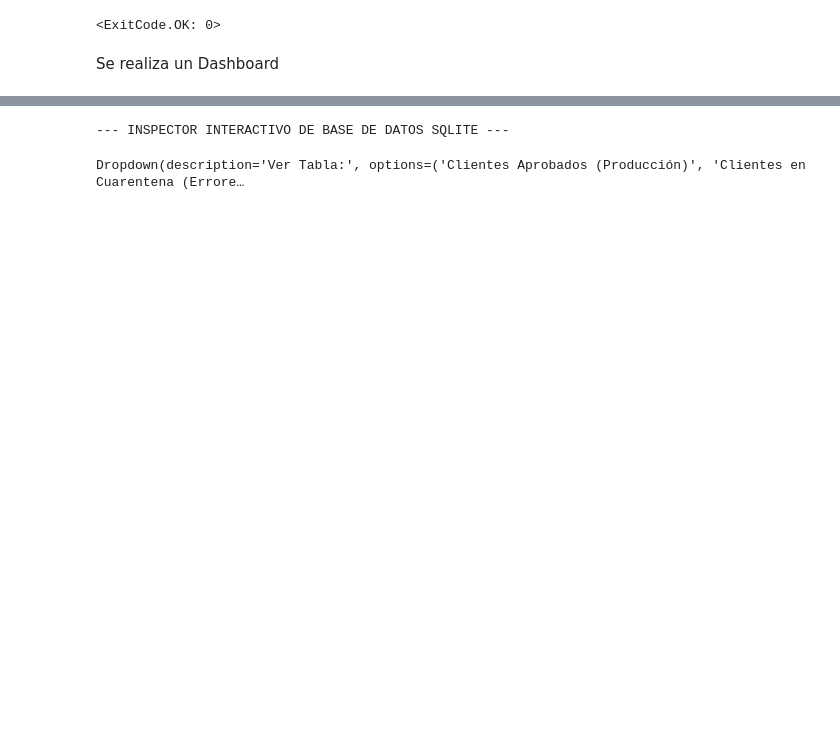
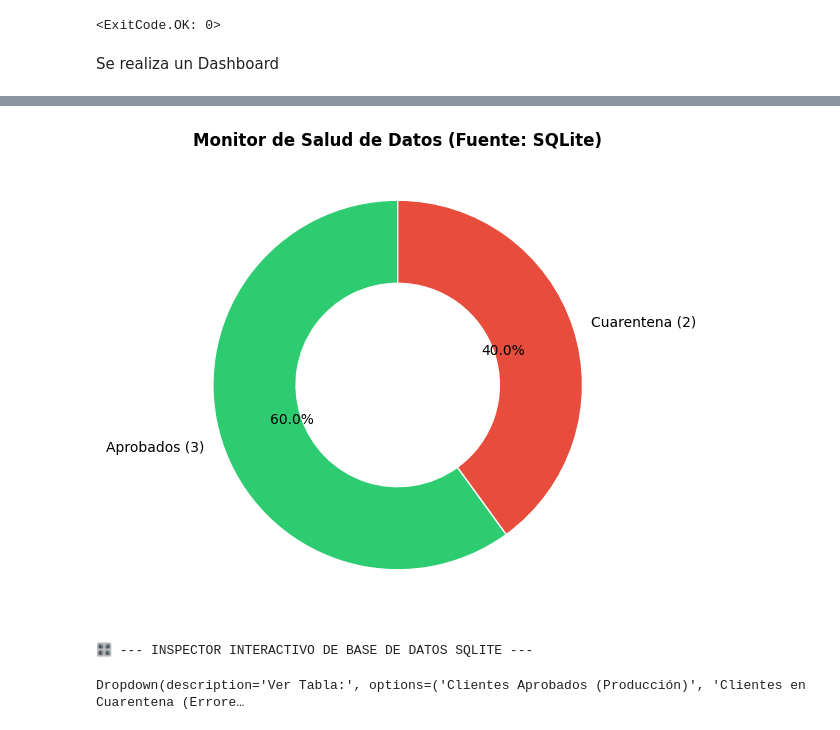
Before and after one commit to JeyssonP92/Proyectos-Python-y-QA, a Jupyter notebook: pipeline_end_to_end_data_qa_dashboard.ipynb, the cells around one changed output, grey strips where cells are left out. Cells and saved outputs as stored; diff of their text form; code cells hidden in the pictures; blank space fills up the shorter version.

Commit message:
pipeline End-to-End con Pandera, SQLite, Pytest y Dashboard interactivo

```diff
--- a/pipeline_end_to_end_data_qa_dashboard.ipynb
+++ b/pipeline_end_to_end_data_qa_dashboard.ipynb
@@ -235,33 +233,31 @@ Registros aislados (Para revisión manual):
 # %% [markdown]
 Se realiza un Dashboard
 # %%
-# Se lee las tablas certificadas directamente desde SQLite
+# 1. Se lee las tablas certificadas directamente desde SQLite
 conn = sqlite3.connect("clientes_data_qa.db")
 df_prod = pd.read_sql_query("SELECT * FROM clientes_aprobados", conn)
 df_error = pd.read_sql_query("SELECT * FROM clientes_cuarentena", conn)
 conn.close()
 
-# Gráfica de Anillo: Salud de Calidad de Datos (Aprobados vs Cuarentena)
-resumen_qa = pd.DataFrame({
-    "Estado": ["Aprobados (Producción)", "Aislados (Cuarentena)"],
-    "Registros": [len(df_prod), len(df_error)]
-})
+# 2. Gráfico de Anillo con Matplotlib (100% visible en GitHub)
+plt.figure(figsize=(6, 6))
+valores = [len(df_prod), len(df_error)]
+etiquetas = [f"Aprobados ({len(df_prod)})", f"Cuarentena ({len(df_error)})"]
+colores = ["#2ecc71", "#e74c3c"]
 
-fig_salud = px.pie(
-    resumen_qa,
-    names="Estado",
-    values="Registros",
-    title="Monitor de Salud de Datos (Fuente: SQLite)",
-    color="Estado",
-    color_discrete_map={"Aprobados (Producción)": "#2ecc71", "Aislados (Cuarentena)": "#e74c3c"},
-    hole=0.45
+plt.pie(
+    valores,
+    labels=etiquetas,
+    autopct="%1.1f%%",
+    startangle=90,
+    colors=colores,
+    wedgeprops={"width": 0.45, "edgecolor": "white"}
 )
-fig_salud.update_traces(textinfo="value+percent")
-fig_salud.update_layout(height=380)
-fig_salud.show()
+plt.title("Monitor de Salud de Datos (Fuente: SQLite)", fontweight="bold")
+plt.show()
 
-# Panel Interactivo: Inspector de Tablas SQL en Vivo
-print("\n--- INSPECTOR INTERACTIVO DE BASE DE DATOS SQLITE ---")
+# 3. Panel Interactivo: Inspector de Tablas SQL en Vivo
+print("\n🎛️ --- INSPECTOR INTERACTIVO DE BASE DE DATOS SQLITE ---")
 selector_tabla = widgets.Dropdown(
     options=["Clientes Aprobados (Producción)", "Clientes en Cuarentena (Errores)"],
     value="Clientes Aprobados (Producción)",
@@ -273,10 +269,10 @@ def mostrar_tabla_sql(change):
     with salida_tabla:
         clear_output(wait=True)
         if selector_tabla.value == "Clientes Aprobados (Producción)":
-            print(f"Mostrando {len(df_prod)} registros certificados en SQLite:")
+            print(f"✅ Mostrando {len(df_prod)} registros certificados en SQLite:")
             display(df_prod)
         else:
-            print(f"Mostrando {len(df_error)} registros aislados para revisión manual:")
+            print(f"🚨 Mostrando {len(df_error)} registros aislados para revisión manual:")
             display(df_error)
 
 selector_tabla.observe(mostrar_tabla_sql, names="value")
@@ -287,2 +282,3 @@ mostrar_tabla_sql(None)
+[figure, added]
---- INSPECTOR INTERACTIVO DE BASE DE DATOS SQLITE ---
+🎛️ --- INSPECTOR INTERACTIVO DE BASE DE DATOS SQLITE ---
 Dropdown(description='Ver Tabla:', options=('Clientes Aprobados (Producción)', 'Clientes en Cuarentena (Errore…
```
Also changed, not shown: parts of 3 cells of this notebook.
